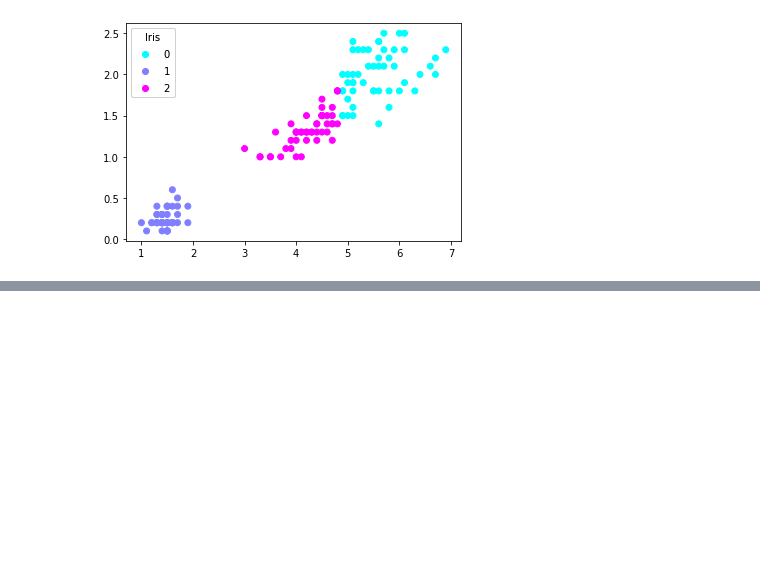
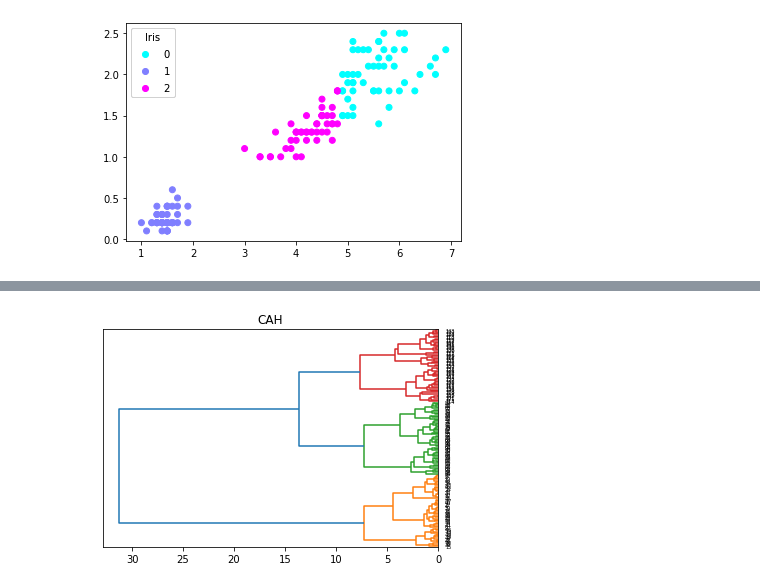
Before and after one commit to CommandeurNicolas/Classification-Ascendance-Hierarchique, a Jupyter notebook: Iris CAH.ipynb, the cells around one changed output, grey strips where cells are left out. Saved outputs shown, nothing was run; the diff lists cells and outputs as text; code cells hidden in the pictures; blank space fills up the shorter version.

Commit message:
adding dendrogram

```diff
--- a/Iris CAH.ipynb
+++ b/Iris CAH.ipynb
@@ -94,0 +95,8 @@ ax.add_artist(legend)
+# %%
+dataset_scaled = scale(dataset)
+Z = linkage(dataset_scaled, method='ward', metric='euclidean')
+plt.title("CAH")
+dendrogram(Z, labels=dataset.index, orientation='left', color_threshold = 10)
+plt.show()
+# %% [output]
+[figure, added]
```
Also changed, not shown: parts of 3 cells of this notebook.
